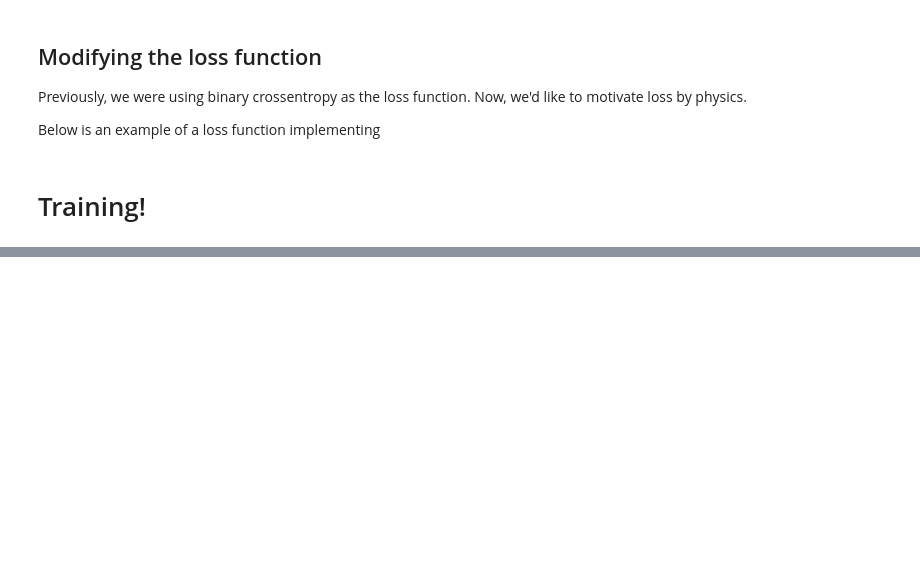
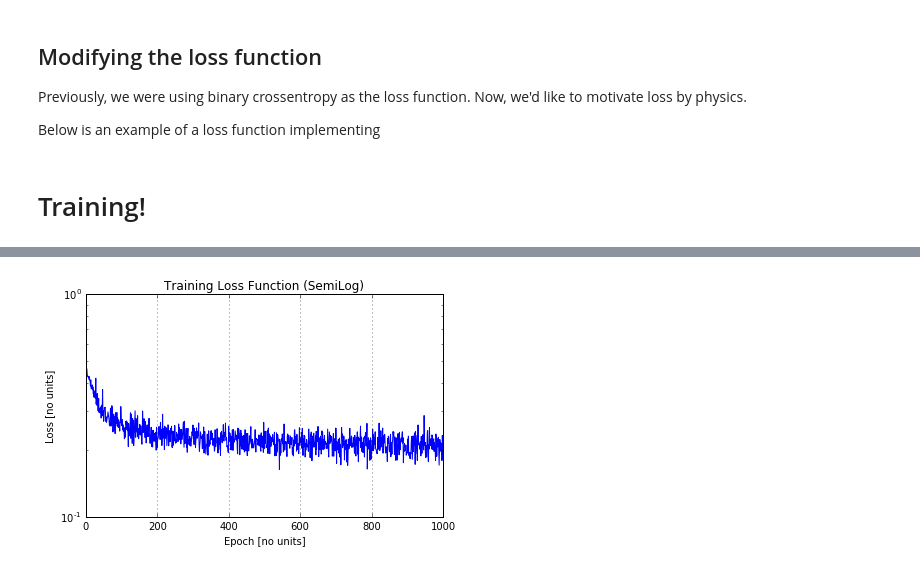
Before and after one commit to HEP-DL/b2_proof_of_concept, a Jupyter notebook: BII DL Proof Of Concept.ipynb, the cells around one changed output, grey strips where cells are left out. Saved outputs shown, nothing was run; the diff lists cells and outputs as text; code cells hidden in the pictures; blank space fills up the shorter version.

```diff
--- a/BII DL Proof Of Concept.ipynb
+++ b/BII DL Proof Of Concept.ipynb
@@ -252,0 +285,10 @@ print x.shape
+# %%
+plt.figure()
+plt.semilogy(training_output.epoch, training_output.history['loss'])
+plt.title("Training Loss Function (SemiLog)")
+plt.xlabel("Epoch [no units]")
+plt.ylabel("Loss [no units]")
+plt.grid(True)
+plt.tight_layout()
+# %% [output]
+[figure, added]
```
Also changed, not shown: parts of 19 cells of this notebook, 1 other file.
